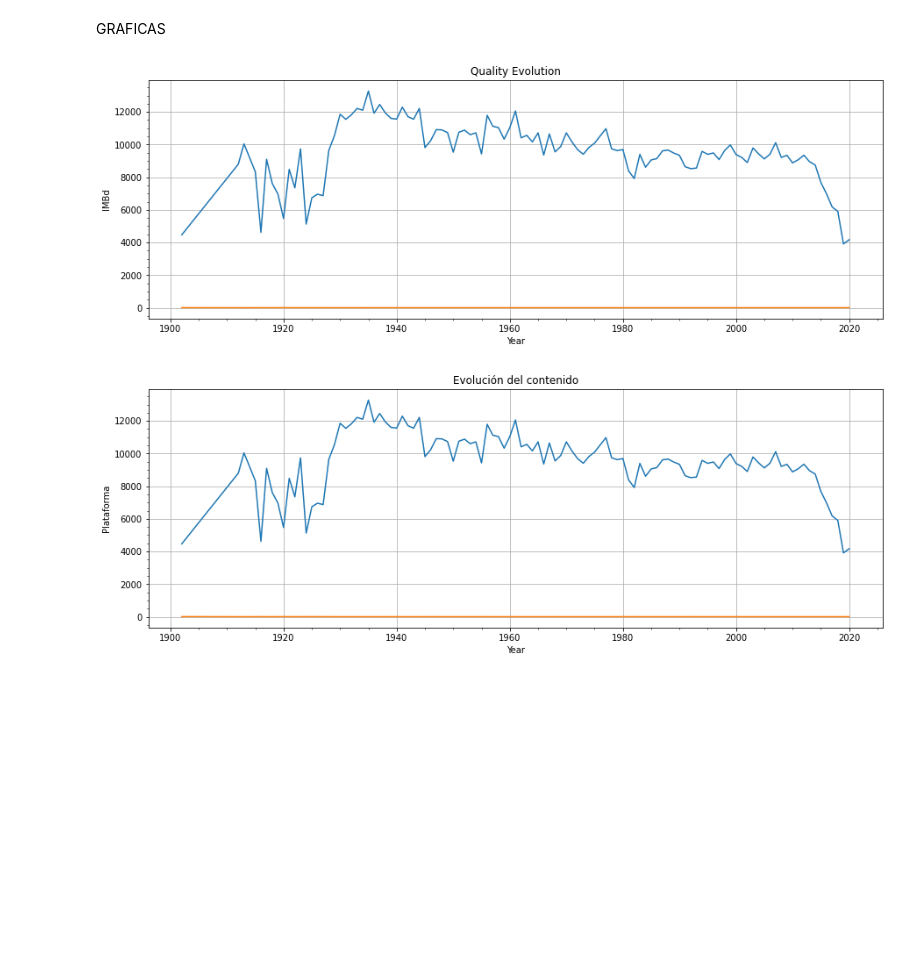
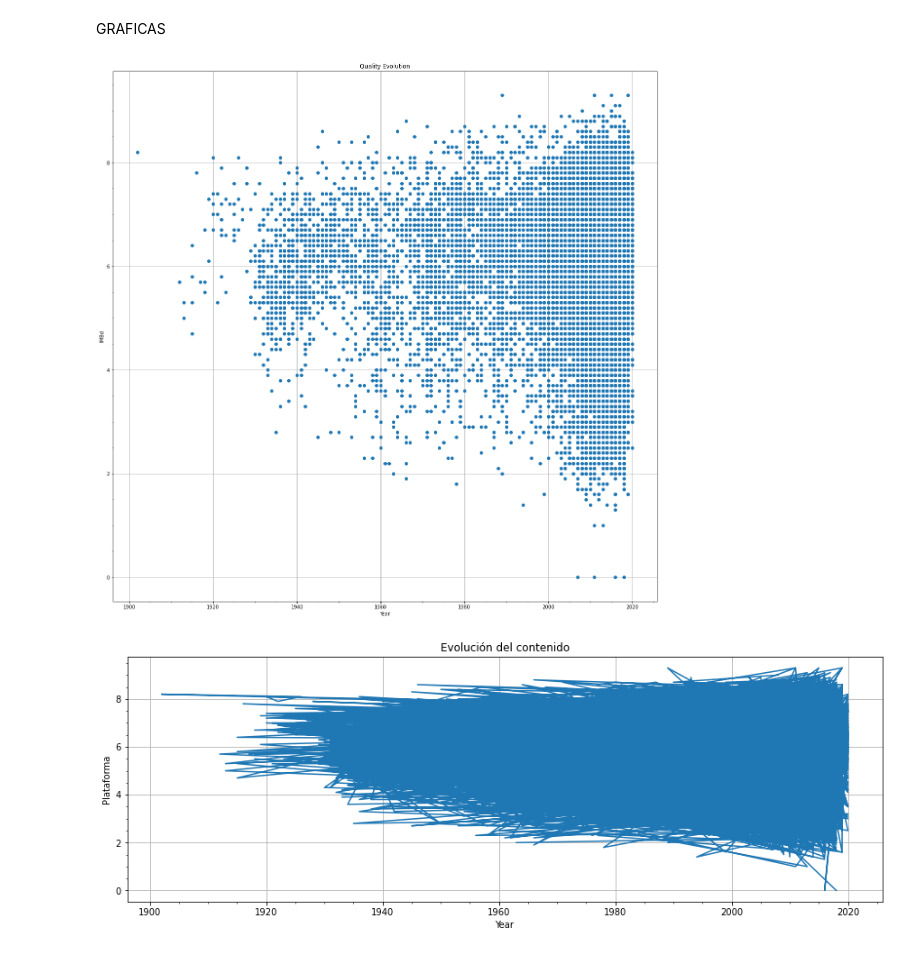
Before and after one commit to basapacheco/Final-Project-Ironhack-Evolucion_del_Genero_Cinematografico, a Jupyter notebook: Analisis de la evolución del cine en plataformas.ipynb, the cells around one changed output. Saved outputs shown, nothing was run; the diff lists cells and outputs as text; code cells hidden in the pictures; blank space fills up the shorter version.

```diff
--- a/Analisis de la evolución del cine en plataformas.ipynb
+++ b/Analisis de la evolución del cine en plataformas.ipynb
@@ -97,3 +97,6 @@ pelisdrop2
 | 2019 | 3912.021771 | 6.041641 |
 | 2020 | 4168.612245 | 6.175000 |
 109 rows × 2 columns
+# %%
+pelisdrop2=pelisdrop[['IMDb']]
+pelisdrop2
@@ -100,15 +118,15 @@ pelisdrop2
 # %% [markdown]
 GRAFICAS
 # %%
-plt.figure(figsize=(15,5))
+plt.figure(figsize=(20,20))
 plt.grid()
 plt.minorticks_on()
-plt.plot(pelisdrop2)
+plt.plot(pelisdrop2, 'o')
 plt.xlabel('Year')
 plt.ylabel('IMBd')
 plt.title("Quality Evolution");
 # %% [output]
-[figure, old version]
+[figure, new version]
 # %%
 plt.figure(figsize=(15,5))
 plt.grid()
@@ -118,4 +136,4 @@ plt.xlabel('Year')
 plt.ylabel('Plataforma')
 plt.title("Evolución del contenido");
 # %% [output]
-[figure, old version]
+[figure, new version]
```
Also changed, not shown: parts of 1 cell of this notebook.
